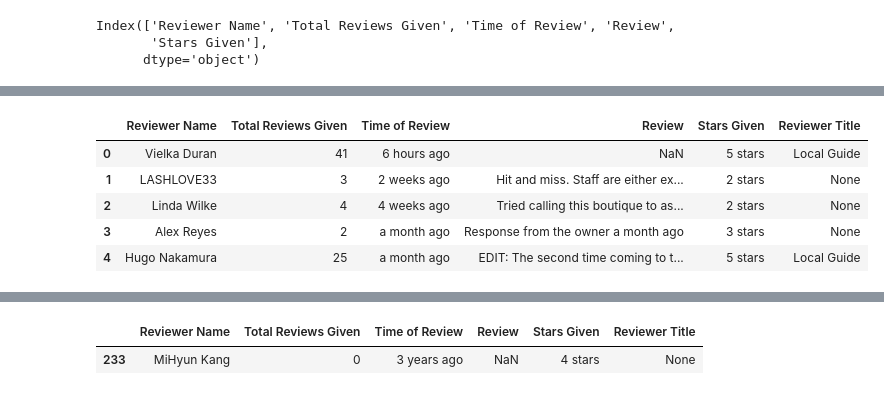
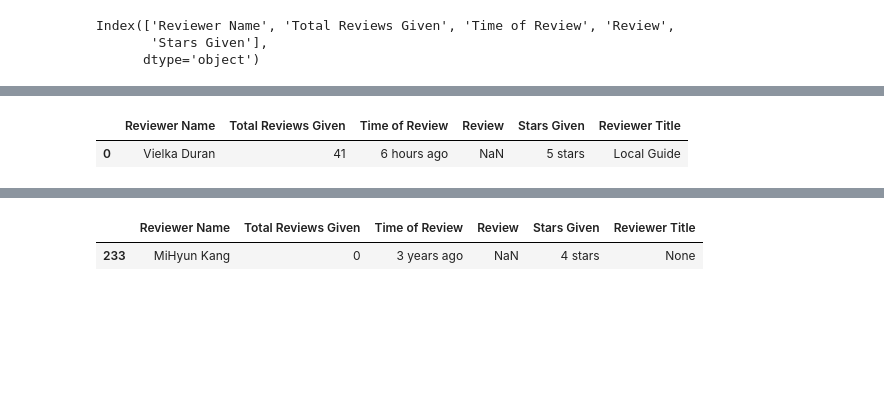
Before and after one commit to kjeshang/NespressoMetropolisCustomerReviewAnalysis, a Jupyter notebook: 2_DataCleaning.ipynb, the cells around one changed output, grey strips where cells are left out. Saved outputs shown, nothing was run; the diff lists cells and outputs as text; code cells hidden in the pictures; blank space fills up the shorter version.

```diff
--- a/2_DataCleaning.ipynb
+++ b/2_DataCleaning.ipynb
@@ -119,14 +116,10 @@ None
 # %%
 # Clean 'Total Reviews Given' column
 dfCleaned_reviews['Total Reviews Given'] = dfCleaned_reviews['Total Reviews Given'].apply(lambda x: x.split(" ")[0]);
-dfCleaned_reviews.head()
+dfCleaned_reviews.head(1)
 # %% [output]
 |  | Reviewer Name | Total Reviews Given | Time of Review | Review | Stars Given | Reviewer Title |
 | 0 | Vielka Duran | 41 | 6 hours ago | NaN | 5 stars | Local Guide |
-| 1 | LASHLOVE33 | 3 | 2 weeks ago | Hit and miss. Staff are either ex... | 2 stars | None |
-| 2 | Linda Wilke | 4 | 4 weeks ago | Tried calling this boutique to as... | 2 stars | None |
-| 3 | Alex Reyes | 2 | a month ago | Response from the owner a month ago | 3 stars | None |
-| 4 | Hugo Nakamura | 25 | a month ago | EDIT: The second time coming to t... | 5 stars | Local Guide |
 # %%
 # Clean the 'Total Reviews Given' column
 def convert_totalReviewsGivenToNumeric(df):
```
Also changed, not shown: parts of 13 cells of this notebook, 1 other file.
